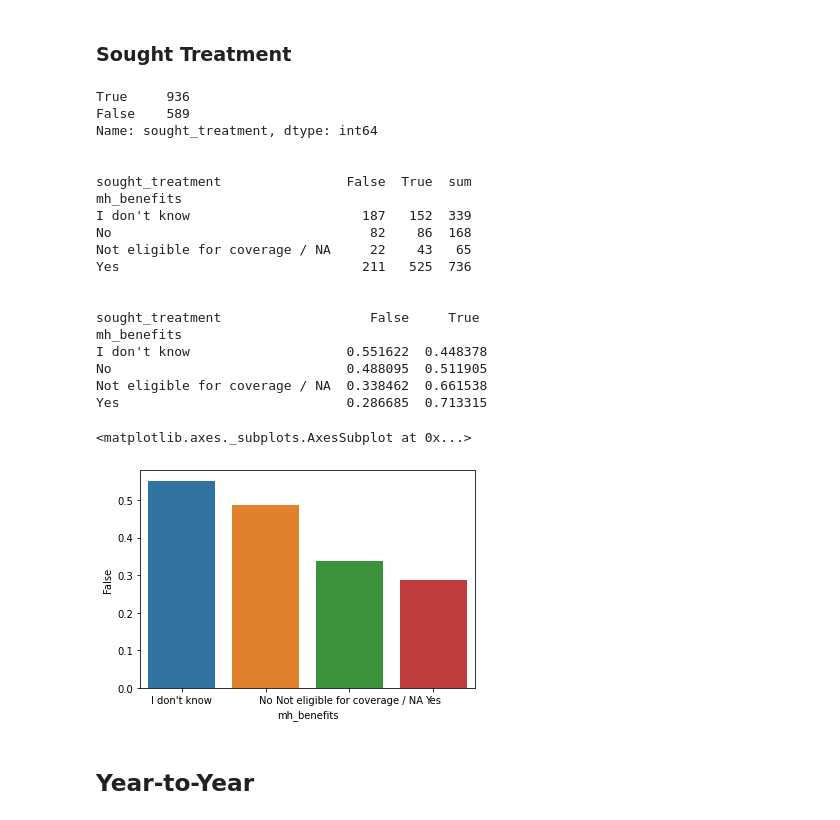
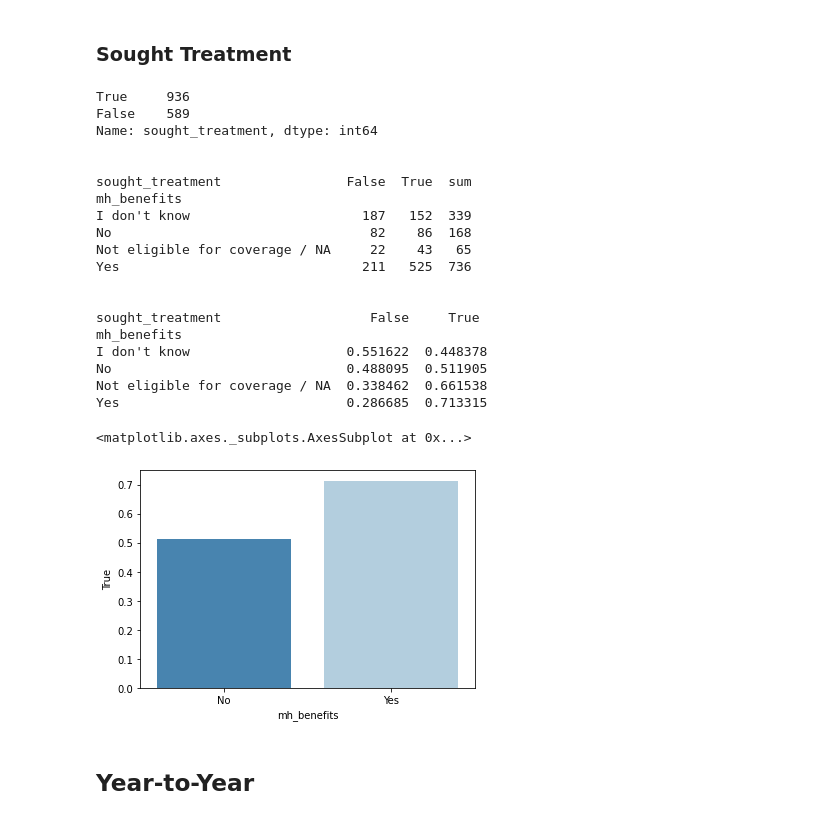
Before and after one commit to alexisbianco0919/compsci216-project, a Jupyter notebook: mh_benefits_analysis.ipynb, the cells around one changed output. Cells and saved outputs as stored; diff of their text form; code cells hidden in the pictures.

```diff
--- a/mh_benefits_analysis.ipynb
+++ b/mh_benefits_analysis.ipynb
@@ -433,35 +434,35 @@ print(cd['sought_treatment'].value_counts(), '\n\n')
 
 sought_treatment_pt = cd.pivot_table('age', index='mh_benefits', columns='sought_treatment', aggfunc='count')
 sought_treatment_pt["sum"] = sought_treatment_pt.sum(axis=1)
 print(sought_treatment_pt, '\n\n')
 
 sought_treatment_comparison = sought_treatment_pt.loc[:,False:True].div(sought_treatment_pt["sum"], axis=0)
 print(sought_treatment_comparison)
 
-x = sns.barplot(x=sought_treatment_comparison.index, y=False, data=sought_treatment_comparison)
+x = sns.barplot(x=sought_treatment_comparison.index, y=True, data=sought_treatment_comparison, order=['No', 'Yes'], palette='Blues_r')
 x
 # %% [output]
 True     936
 False    589
 Name: sought_treatment, dtype: int64
 
 
 sought_treatment                False  True  sum
 mh_benefits
 I don't know                      187   152  339
 No                                 82    86  168
 Not eligible for coverage / NA     22    43   65
 Yes                               211   525  736
 
 
 sought_treatment                   False     True
 mh_benefits
 I don't know                    0.551622  0.448378
 No                              0.488095  0.511905
 Not eligible for coverage / NA  0.338462  0.661538
 Yes                             0.286685  0.713315
 <matplotlib.axes._subplots.AxesSubplot at 0x...>
-[figure, old version]
+[figure, new version]
 # %% [markdown]
 ## Year-to-Year
 # %% [markdown]
```
Also changed, not shown: parts of 2 cells of this notebook.
